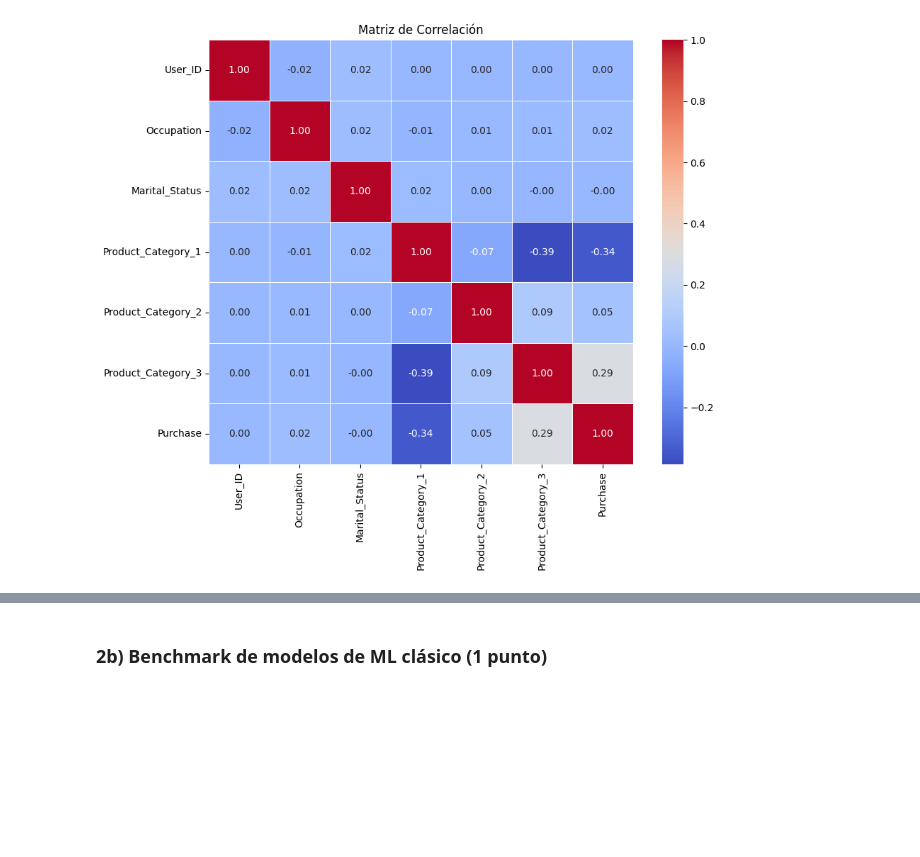
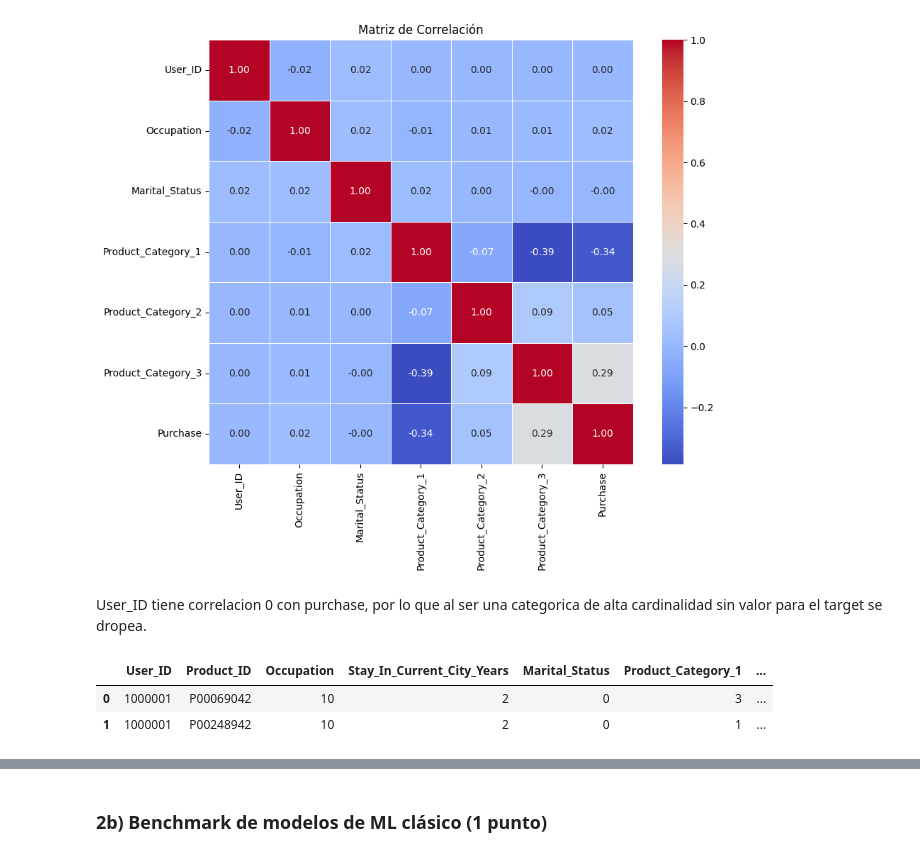
Before and after one commit to joagonzalez/ceia-aprendizaje-profundo, a Jupyter notebook: tp1/notebook.ipynb, the cells around one changed output, grey strips where cells are left out. Drawn from its saved outputs; the diff is of its cells as text; code cells hidden in the pictures; blank space fills up the shorter version.

```diff
--- a/tp1/notebook.ipynb
+++ b/tp1/notebook.ipynb
@@ -714,3 +740,12 @@ plt.tight_layout()
 plt.show()
 # %% [output]
 [figure]
+# %% [markdown]
+User_ID tiene correlacion 0 con purchase, por lo que al ser una categorica de alta cardinalidad sin valor para el target se dropea.
+# %%
+df_filtrado = df[(df["User_ID"] == 1000001)]
+df_filtrado.head(2)
+# %% [output]
+|  | User_ID | Product_ID | Occupation | Stay_In_Current_City_Years | Marital_Status | Product_Category_1 | ... |
+| 0 | 1000001 | P00069042 | 10 | 2 | 0 | 3 | ... |
+| 1 | 1000001 | P00248942 | 10 | 2 | 0 | 1 | ... |
```
Also changed, not shown: parts of 15 cells of this notebook.
